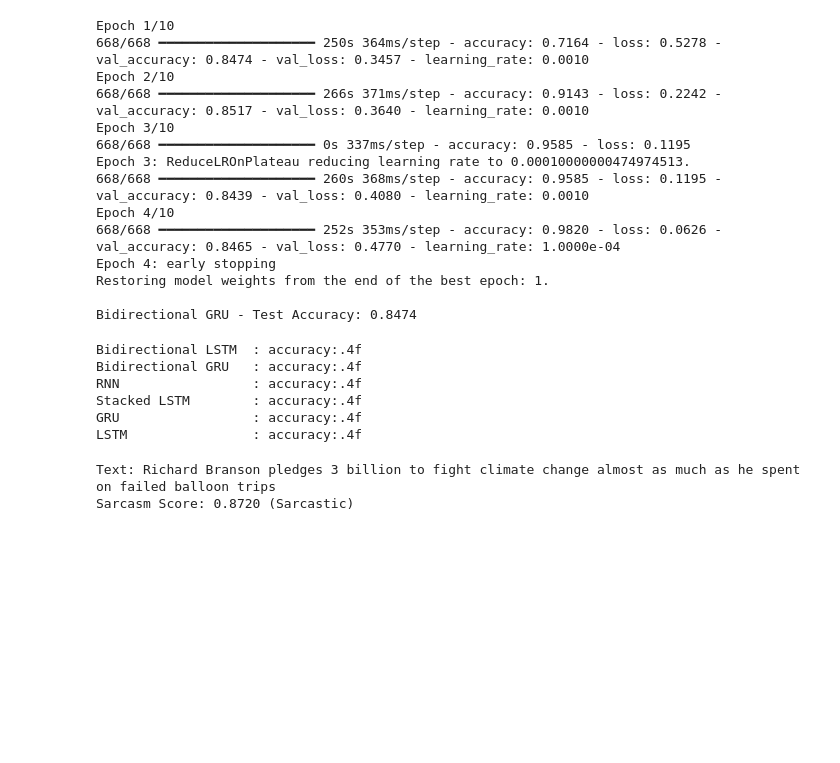
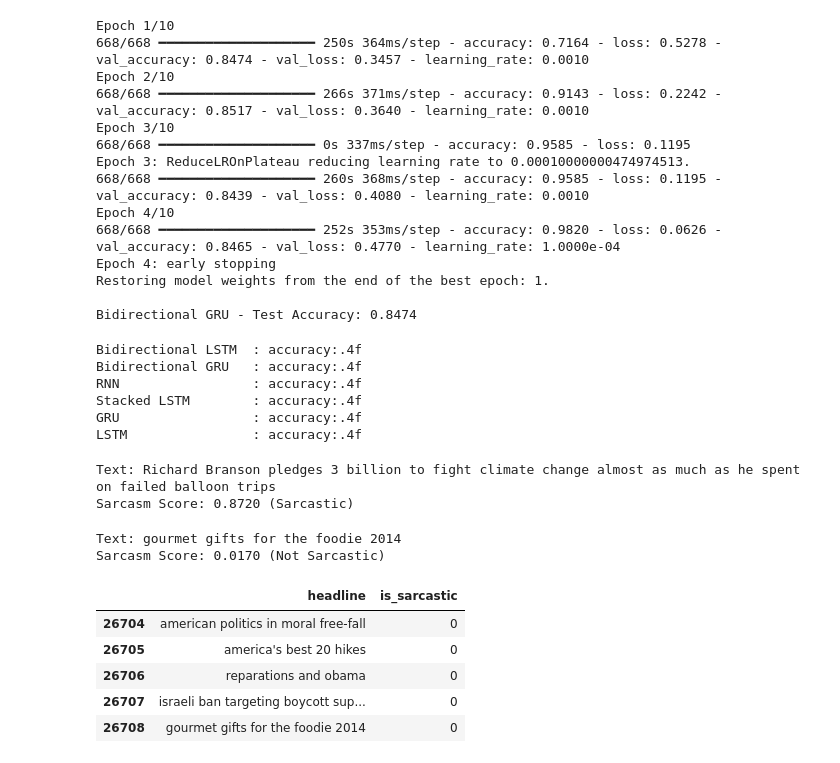
Before and after one commit to ayushsyntax/DL_Journey, a Jupyter notebook: News_Headlines_Dataset_For_Sarcasm_Detection.ipynb, the cells around one changed output. Drawn from its saved outputs; the diff is of its cells as text; code cells hidden in the pictures; blank space fills up the shorter version.

```diff
--- a/News_Headlines_Dataset_For_Sarcasm_Detection.ipynb
+++ b/News_Headlines_Dataset_For_Sarcasm_Detection.ipynb
@@ -510,3 +510,17 @@ predict_sarcasm("Richard Branson pledges 3 billion to fight climate change almos
 # %% [output]
 Text: Richard Branson pledges 3 billion to fight climate change almost as much as he spent on failed balloon trips
 Sarcasm Score: 0.8720 (Sarcastic)
+# %%
+predict_sarcasm("gourmet gifts for the foodie 2014")
+# %% [output]
+Text: gourmet gifts for the foodie 2014
+Sarcasm Score: 0.0170 (Not Sarcastic)
+# %%
+df[['headline','is_sarcastic']].tail(5)
+# %% [output]
+|  | headline | is_sarcastic |
+| 26704 | american politics in moral free-fall | 0 |
+| 26705 | america's best 20 hikes | 0 |
+| 26706 | reparations and obama | 0 |
+| 26707 | israeli ban targeting boycott sup... | 0 |
+| 26708 | gourmet gifts for the foodie 2014 | 0 |
```
